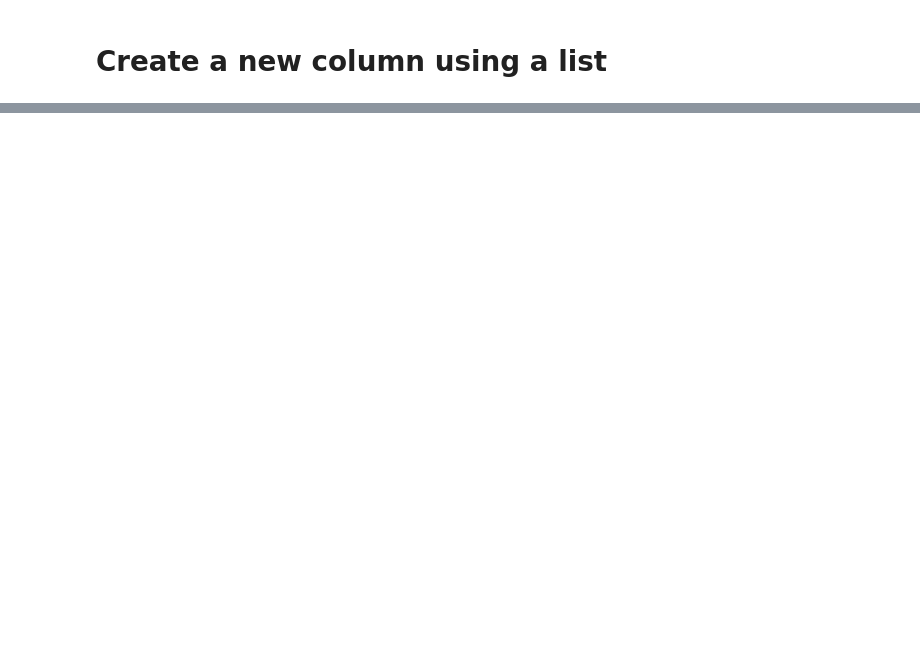
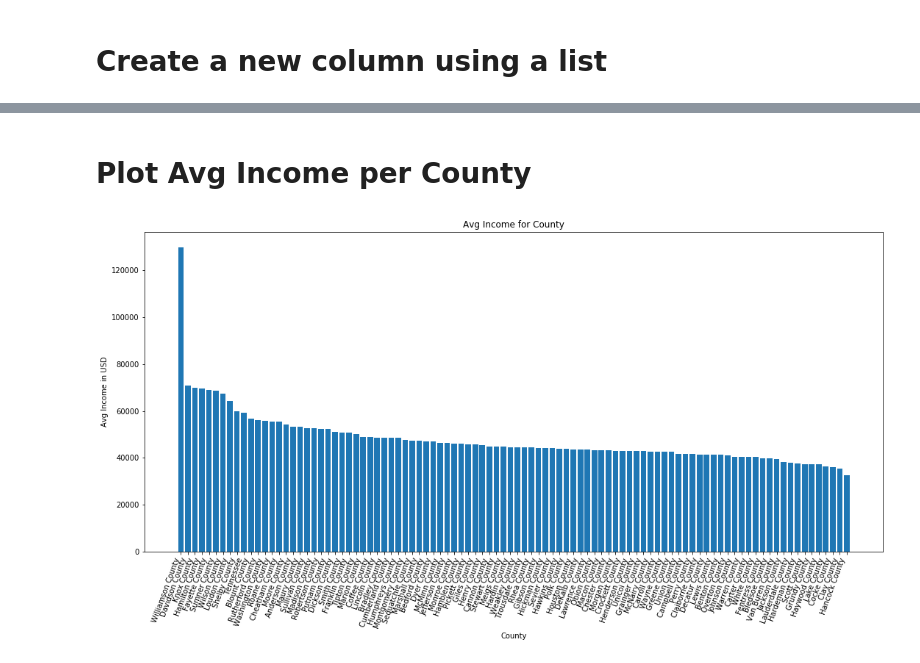
Before and after one commit to nehasawhney/vanderbilt-data-essentials-cohort-2, a Jupyter notebook: HealthCareCostAnalysis_DSE_Module_Project.ipynb, the cells around one changed output, grey strips where cells are left out. Drawn from its saved outputs; the diff is of its cells as text; code cells hidden in the pictures; blank space fills up the shorter version.

```diff
--- a/HealthCareCostAnalysis_DSE_Module_Project.ipynb
+++ b/HealthCareCostAnalysis_DSE_Module_Project.ipynb
@@ -416,11 +418,11 @@ income_county_agg.head()
 # %%
-avg_inc_list2 = []
-for index, row_values in income_county_agg.iterrows() :
-    income = 1000 * row_values["total_inc_amt"]
-    count = row_values["return_count"]
-    new_value = round(income/count)
-    avg_inc_list2.append(new_value)
-print(avg_inc_list2)
+#avg_inc_list2 = []
+#for index, row_values in income_county_agg.iterrows() :
+    #income = 1000 * row_values["total_inc_amt"]
+    #count = row_values["return_count"]
+    #new_value = round(income/count)
+    #avg_inc_list2.append(new_value)
+#print(avg_inc_list2)
 
-income_county_agg["avg_income2"] = avg_inc_list2
-income_county_agg.head()
+# income_county_agg["avg_income2"] = avg_inc_list2
+# income_county_agg.head()
@@ -434,0 +500,15 @@ income_county_agg.head()
+# %% [markdown]
+# Plot Avg Income per County
+# %%
+#sorting first by what we want to plot (average income)
+income_county_agg = income_county_agg.sort_values(by = "avg_income", ascending=False)
+
+plt.figure(figsize=(18,8))
+plt.bar("county", "avg_income", data = income_county_agg)
+plt.xticks(rotation = 70, ha= "right")
+plt.title("Avg Income for County")
+plt.xlabel("County")
+plt.ylabel("Avg Income in USD")
+plt.show()
+# %% [output]
+[figure, added]
```
Also changed, not shown: parts of 148 cells of this notebook.
